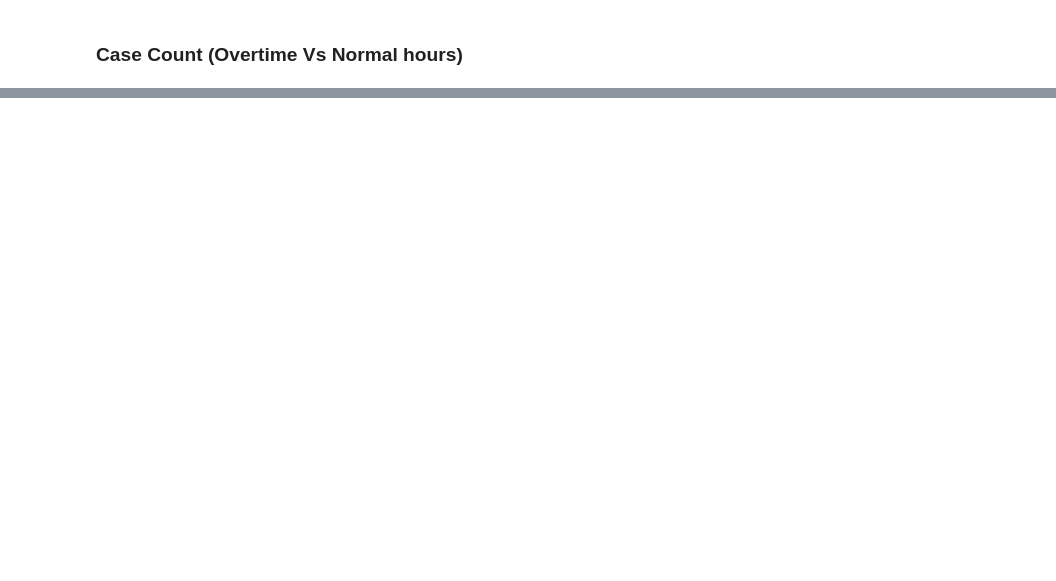
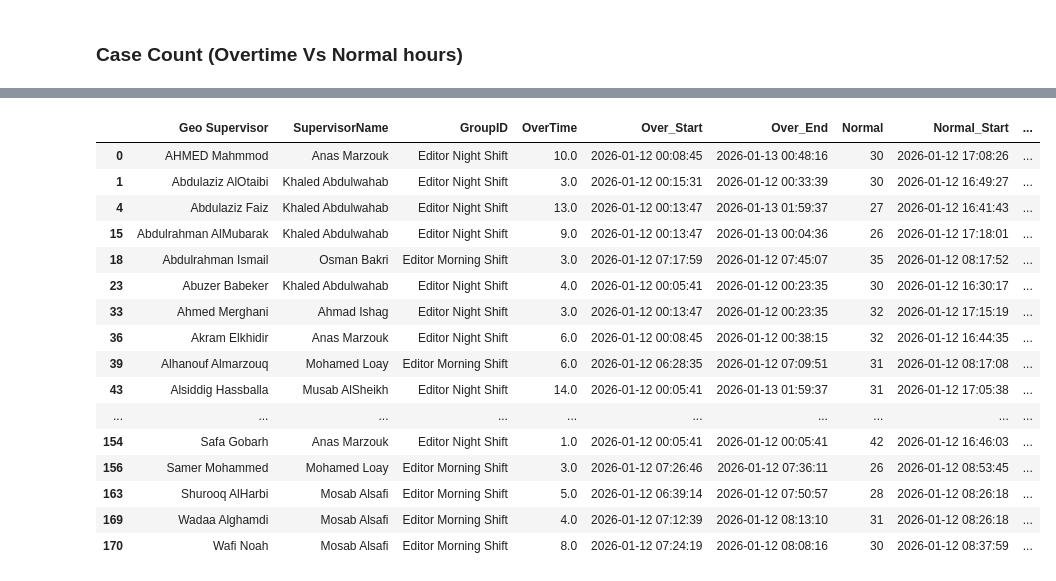
Before and after one commit to AymanSD/Editors-Evaluation, a Jupyter notebook: Evaluation.ipynb, the cells around one changed output, grey strips where cells are left out. Saved outputs shown, nothing was run; the diff lists cells and outputs as text; code cells hidden in the pictures; blank space fills up the shorter version.

```diff
--- a/Evaluation.ipynb
+++ b/Evaluation.ipynb
@@ -882 +888,41 @@ result_df.head(20)
+# %%
+overtime = (prod_df.loc[mask_over].groupby(['Geo Supervisor', 'SupervisorName', 'GroupID'])
+    .agg(
+        OverTime=('Case Number', 'nunique'),
+        Over_Start=('CompletionTime', 'min'),
+        Over_End=('CompletionTime', 'max')
+    ).reset_index())
+normalhrs = (prod_df.loc[mask_normal].groupby(['Geo Supervisor', 'SupervisorName', 'GroupID'])
+    .agg(
+        Normal=('Case Number', 'nunique'),
+        Normal_Start=('CompletionTime', 'min'),
+        Normal_End=('CompletionTime', 'max')
+    ).reset_index())
+
+result_df = overtime.merge(normalhrs, on=['Geo Supervisor', 'SupervisorName', 'GroupID'],how='outer')
+
+result_df['Total'] = (result_df[['OverTime', 'Normal']].fillna(0).sum(axis=1).astype(int)
+)
+
+result_df = result_df.sort_values(['Geo Supervisor'])
+# %%
+result_df[(~result_df["OverTime"].isna()) & (result_df["Over_Start"]<pd.to_datetime('2026-01-12 7:30:00'))]
+# %% [output]
+|  | Geo Supervisor | SupervisorName | GroupID | OverTime | Over_Start | Over_End | Normal | Normal_Start | ... |
+| 0 | AHMED Mahmmod | Anas Marzouk | Editor Night Shift | 10.0 | 2026-01-12 00:08:45 | 2026-01-13 00:48:16 | 30 | 2026-01-12 17:08:26 | ... |
+| 1 | Abdulaziz AlOtaibi | Khaled Abdulwahab | Editor Night Shift | 3.0 | 2026-01-12 00:15:31 | 2026-01-12 00:33:39 | 30 | 2026-01-12 16:49:27 | ... |
+| 4 | Abdulaziz Faiz | Khaled Abdulwahab | Editor Night Shift | 13.0 | 2026-01-12 00:13:47 | 2026-01-13 01:59:37 | 27 | 2026-01-12 16:41:43 | ... |
+| 15 | Abdulrahman AlMubarak | Khaled Abdulwahab | Editor Night Shift | 9.0 | 2026-01-12 00:13:47 | 2026-01-13 00:04:36 | 26 | 2026-01-12 17:18:01 | ... |
+| 18 | Abdulrahman Ismail | Osman Bakri | Editor Morning Shift | 3.0 | 2026-01-12 07:17:59 | 2026-01-12 07:45:07 | 35 | 2026-01-12 08:17:52 | ... |
+| 23 | Abuzer Babeker | Khaled Abdulwahab | Editor Night Shift | 4.0 | 2026-01-12 00:05:41 | 2026-01-12 00:23:35 | 30 | 2026-01-12 16:30:17 | ... |
+| 33 | Ahmed Merghani | Ahmad Ishag | Editor Night Shift | 3.0 | 2026-01-12 00:13:47 | 2026-01-12 00:23:35 | 32 | 2026-01-12 17:15:19 | ... |
+| 36 | Akram Elkhidir | Anas Marzouk | Editor Night Shift | 6.0 | 2026-01-12 00:08:45 | 2026-01-12 00:38:15 | 32 | 2026-01-12 16:44:35 | ... |
+| 39 | Alhanouf Almarzouq | Mohamed Loay | Editor Morning Shift | 6.0 | 2026-01-12 06:28:35 | 2026-01-12 07:09:51 | 31 | 2026-01-12 08:17:08 | ... |
+| 43 | Alsiddig Hassballa | Musab AlSheikh | Editor Night Shift | 14.0 | 2026-01-12 00:05:41 | 2026-01-13 01:59:37 | 31 | 2026-01-12 17:05:38 | ... |
+| ... | ... | ... | ... | ... | ... | ... | ... | ... | ... |
+| 154 | Safa Gobarh | Anas Marzouk | Editor Night Shift | 1.0 | 2026-01-12 00:05:41 | 2026-01-12 00:05:41 | 42 | 2026-01-12 16:46:03 | ... |
+| 156 | Samer Mohammed | Mohamed Loay | Editor Morning Shift | 3.0 | 2026-01-12 07:26:46 | 2026-01-12 07:36:11 | 26 | 2026-01-12 08:53:45 | ... |
+| 163 | Shurooq AlHarbi | Mosab Alsafi | Editor Morning Shift | 5.0 | 2026-01-12 06:39:14 | 2026-01-12 07:50:57 | 28 | 2026-01-12 08:26:18 | ... |
+| 169 | Wadaa Alghamdi | Mosab Alsafi | Editor Morning Shift | 4.0 | 2026-01-12 07:12:39 | 2026-01-12 08:13:10 | 31 | 2026-01-12 08:26:18 | ... |
+| 170 | Wafi Noah | Mosab Alsafi | Editor Morning Shift | 8.0 | 2026-01-12 07:24:19 | 2026-01-12 08:08:16 | 30 | 2026-01-12 08:37:59 | ... |
 # %%
```
Also changed, not shown: parts of 14 cells of this notebook, 4 other files.
